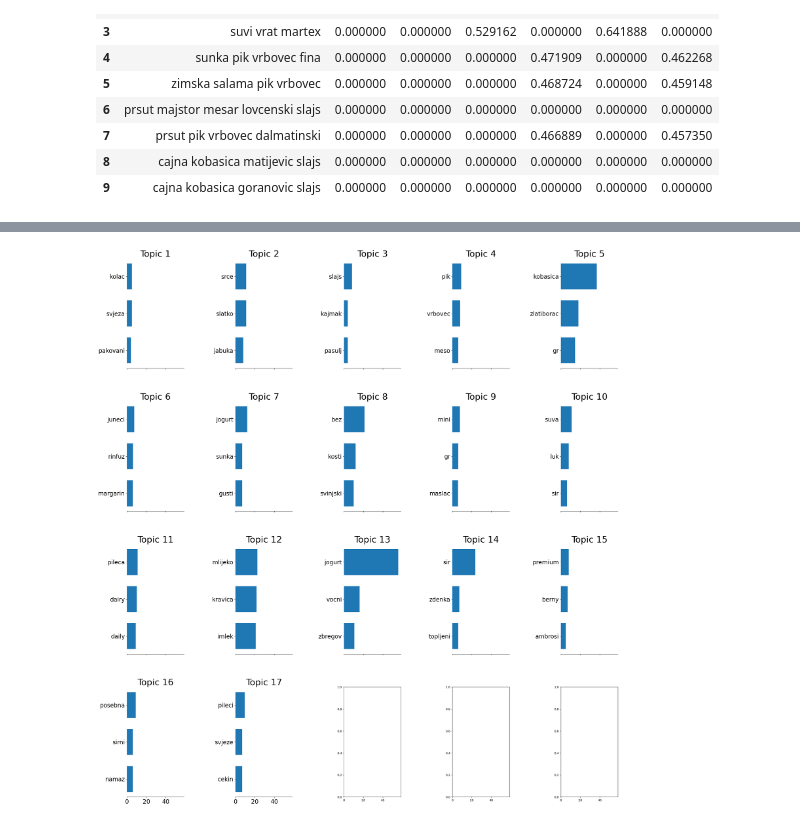
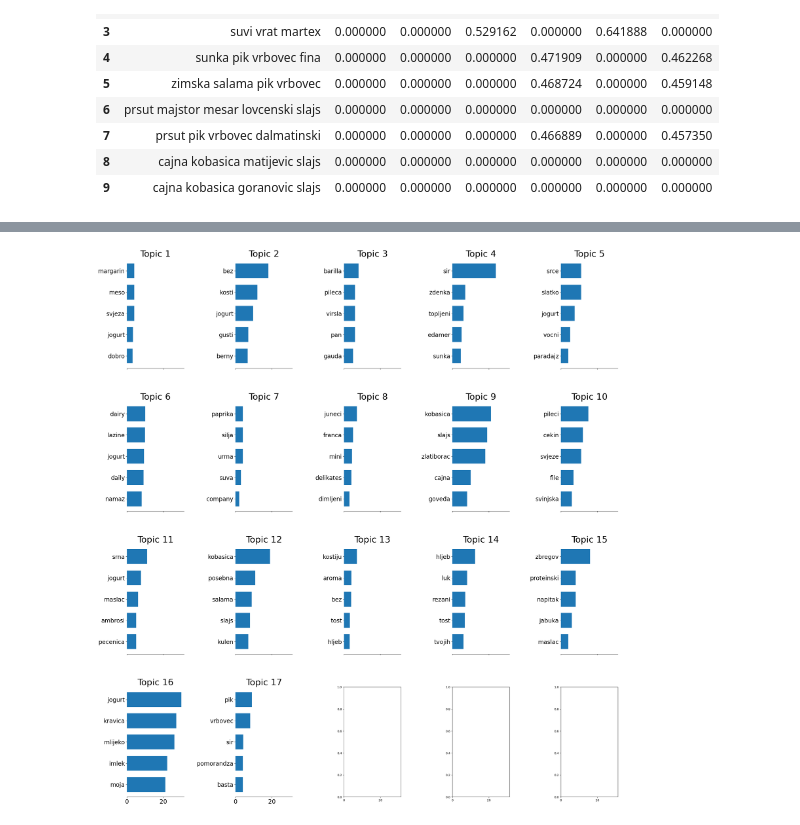
Before and after one commit to MDS-007-52/Peredelano-prices-classify, a Jupyter notebook: classifier.ipynb, the cells around one changed output, grey strips where cells are left out. Drawn from its saved outputs; the diff is of its cells as text; code cells hidden in the pictures.

```diff
--- a/classifier.ipynb
+++ b/classifier.ipynb
@@ -119,7 +118,8 @@ sw_cernogor = ['bijeli', 'bijela', 'bijelo',
                        'zlatni', 'zeleni', 'zelena',
                        'žuti', 'žuta', 'white'] # yes there are two names with 'white'!!!
 # units (i hope they are quite international otherwise we need to top up this list)
-sw_units = ['kg', 'g', 'ml', 'l', 'cl', 'mm']
+sw_units = ['kg', 'g', 'gr', 'ml', 'l', 'cl', 'mm', 'mmg', 'xgr']
+sw_aux_words = ['sa', 'za']
 # %%
 # let's look how much elements of various categories we have
 cat_counts = df.groupby(['category'], as_index=False).count().rename(columns={'description':'count'})
@@ -144,6 +142,7 @@ df[df.description.apply(lambda x: 'jagoda' in x)]
 # %%
-text3 = [remove_stopwords(x, stopwords=sw_cernogor+sw_units) for x in text2]
+text3 = [remove_stopwords(x, stopwords=sw_cernogor+sw_units+sw_aux_words) for x in text2]
 df['description_upd'] = pd.Series(text3)
+Y_tot = df.category
 df
 # %% [output]
 |  | description | category | description_upd |
@@ -262,40 +250,40 @@ matrix_ntf[['name','suva','svinjska', 'vrat', 'vrbovec', 'martex', 'pik', 'suva
 #LDA
 
 n_topics = 17
-n_top_words = 3
+n_top_words = 5
 
 lda = LatentDirichletAllocation(n_components=n_topics, learning_decay=0.99)
 X_lda = lda.fit(X_tot_cv)
 
 #Plot topics function. Code from: https://scikit-learn.org/stable/auto_examples/applications/plot_topics_extraction_with_nmf_lda.html
 def plot_top_words(model, feature_names, n_top_words, title):
     fig, axes = plt.subplots(4, 5, figsize=(30, 30), sharex=True)
     axes = axes.flatten()
     for topic_idx, topic in enumerate(model.components_):
         top_features_ind = topic.argsort()[:-n_top_words - 1:-1]
         top_features = [feature_names[i] for i in top_features_ind]
         weights = topic[top_features_ind]
 
         ax = axes[topic_idx]
         ax.barh(top_features, weights, height=0.7)
         ax.set_title(f'Topic {topic_idx +1}',
                      fontdict={'fontsize': 30})
         ax.invert_yaxis()
         ax.tick_params(axis='both', which='major', labelsize=20)
         for i in 'top right left'.split():
             ax.spines[i].set_visible(False)
         fig.suptitle(title, fontsize=40)
     plt.subplots_adjust(top=0.90, bottom=0.05, wspace=0.90, hspace=0.3)
     plt.show()
 
 #Show topics
 
 feature_names = vector_cv.get_feature_names_out()
 plot_top_words(X_lda, feature_names, n_top_words, '')
 
 # well, I'm not sure how to use it in this form, maybe it will be useful later...
 # %% [output]
-[figure, old version]
+[figure, new version]
 # %%
 #Fuzzywuzzy
 text4 = pd.Series(text3)
```
Also changed, not shown: parts of 9 cells of this notebook.
